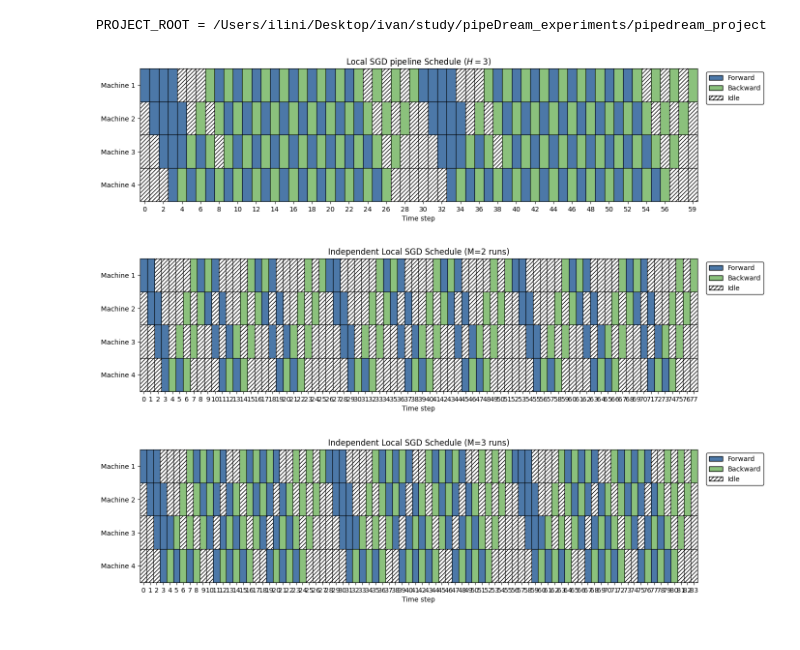
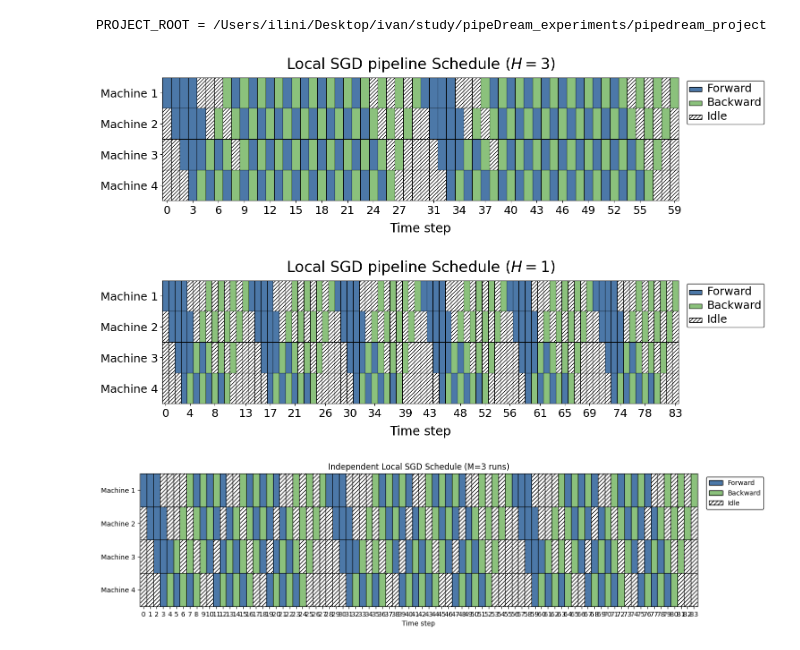
Before and after one commit to vectozavr/randomized-pipedream, a Jupyter notebook: notebooks/minibatch_sgd_scheduling.ipynb, the cells around one changed output. Cells and saved outputs as stored; diff of their text form; code cells hidden in the pictures.

```diff
--- a/notebooks/minibatch_sgd_scheduling.ipynb
+++ b/notebooks/minibatch_sgd_scheduling.ipynb
@@ -55,10 +55,30 @@ scheduler = IndependentLocalSGDScheduler(num_runs=M, local_steps=K)
 timeline = scheduler.generate(num_stages=num_stages, num_microbatches=num_microbatches)
 # %%
 # The existing plot_schedule handles the output natively!
-fig, ax = plot_schedule(timeline, startup_boundary=None, reduce_text=True, max_xtick_labels=30)
-ax.set_title(f'Local SGD pipeline Schedule $(H=3)$')
+fig, ax = plot_schedule(timeline, startup_boundary=None, reduce_text=True, max_xtick_labels=20)
+#ax.set_title(f'Local SGD pipeline Schedule $(H=3)$')
+
+ax.set_title(
+    r'Local SGD pipeline Schedule $(H=3)$',
+    fontsize=24,
+    pad=14
+)
+
+ax.set_xlabel('Time step', fontsize=20, labelpad=10)
+
+ax.tick_params(
+    axis='both',
+    which='major',
+    labelsize=18
+)
+
+legend = ax.get_legend()
+if legend is not None:
+    for text in legend.get_texts():
+        text.set_fontsize(18)
+
 fig.savefig("../results/figures/local_SGD_schedule_4_sync3.pdf", bbox_inches="tight")
 plt.show()
 # %% [output]
-[figure, old version]
+[figure, new version]
 # %%
@@ -69,11 +90,32 @@ scheduler = IndependentLocalSGDScheduler(num_runs=M, local_steps=K)
 timeline = scheduler.generate(num_stages=num_stages, num_microbatches=num_microbatches)
 # %%
 # The existing plot_schedule handles the output natively!
-fig, ax = plot_schedule(timeline, startup_boundary=None, reduce_text=True, max_xtick_labels=100)
-ax.set_title(f'Independent Local SGD Schedule (M={M} runs)')
+fig, ax = plot_schedule(timeline, startup_boundary=None, reduce_text=True, max_xtick_labels=20)
+
+ax.set_title(
+    r'Local SGD pipeline Schedule $(H=1)$',
+    fontsize=24,
+    pad=14
+)
+
+ax.set_xlabel('Time step', fontsize=20, labelpad=10)
+
+ax.tick_params(
+    axis='both',
+    which='major',
+    labelsize=18
+)
+
+legend = ax.get_legend()
+if legend is not None:
+    for text in legend.get_texts():
+        text.set_fontsize(18)
+
+fig.savefig("../results/figures/local_SGD_schedule_4_sync1.pdf", bbox_inches="tight")
+
 plt.show()
 # %% [output]
-[figure, old version]
+[figure, new version]
 # %%
 M = 3
 num_microbatches = M * K * num_rounds  # = 200
```
Also changed, not shown: parts of 1 cell of this notebook, 6 other files.
